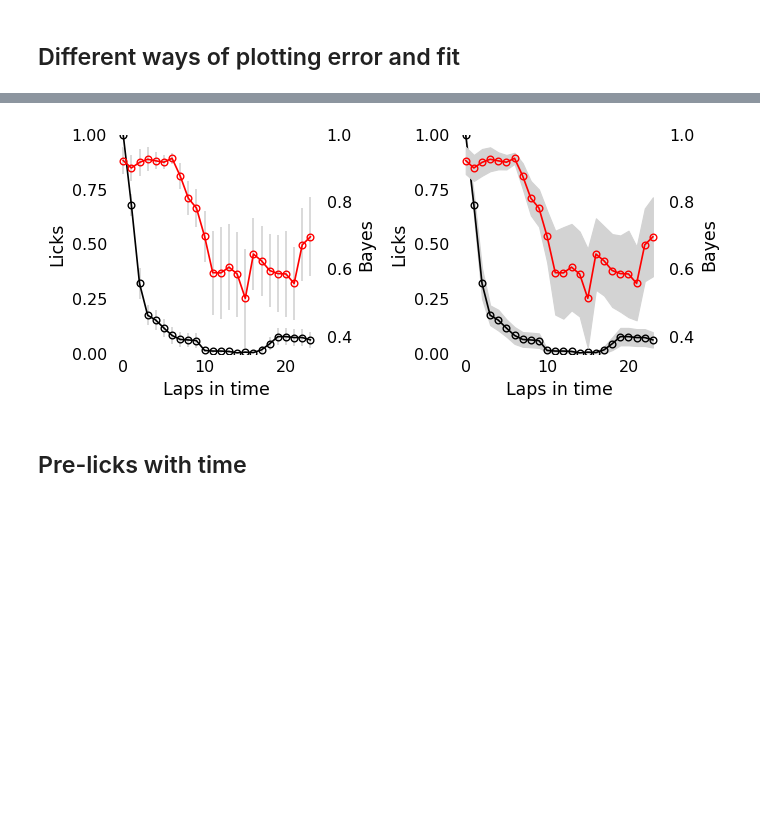
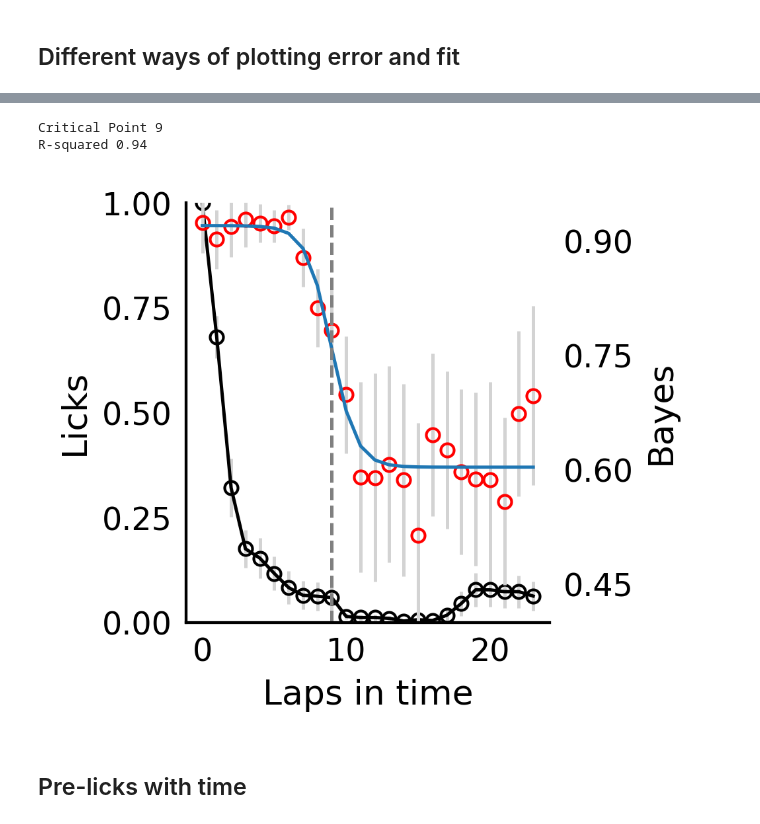
Before and after one commit to seethakris/HPCNoReward, a Jupyter notebook: Figure1/BayesAnalysis_Figure1.ipynb, the cells around one changed output, grey strips where cells are left out. Drawn from its saved outputs; the diff is of its cells as text; code cells hidden in the pictures; blank space fills up the shorter version.

```diff
--- a/Figure1/BayesAnalysis_Figure1.ipynb
+++ b/Figure1/BayesAnalysis_Figure1.ipynb
@@ -229,20 +229,20 @@ R-squared 0.94
 # %% [markdown]
 ## Different ways of plotting error and fit
 # %%
-fs, ax = plt.subplots(1, 2, dpi=100, sharex='all')
+fs, ax = plt.subplots(1, dpi=100, sharex='all')
 
 #With errobars
-PlotErrorData.plot_lick_withtime(ax[0],
+PlotErrorData.plot_lick_withtime(ax,
     e['Task2'],  axislim=(0.35, 1), axislabel='Bayes', color='r', errorbar=1, dashed=0)
-PlotErrorData.fit_error_with_sigmoid(ax[0], e['Task2'])
+PlotErrorData.fit_error_with_sigmoid(ax, e['Task2'])
 
 
-#without errorbars
-PlotErrorData.plot_lick_withtime(ax[1],
-    e['Task2'],  axislim=(0.35, 1), axislabel='Bayes', color='r', errorbar=0, dashed=0)
-PlotErrorData.fit_error_with_sigmoid(ax[1], e['Task2'])
+# #without errorbars
+# PlotErrorData.plot_lick_withtime(ax[1],
+#     e['Task2'],  axislim=(0.35, 1), axislabel='Bayes', color='r', errorbar=0, dashed=0)
+# PlotErrorData.fit_error_with_sigmoid(ax[1], e['Task2'])
 
-fs.set_size_inches((6, 3))
+fs.set_size_inches((3, 3))
 fs.tight_layout()
 fs.savefig(os.path.join(SaveFigureFolder, 'Bayes_with_boltzmannfit.pdf'),
            bbox_inches='tight', transparent=True)
@@ -255,20 +253,21 @@ R-squared 0.94
 # %%
-fs, ax = plt.subplots(1, 2, dpi=100, sharex='all')
-PlotErrorData.plot_lick_withtime(ax[0], l['Task2'], axislabel='Licks', errorbar=1)
-ax1 = ax[0].twinx()
+fs, ax = plt.subplots(1, dpi=300)
+ax1 = ax.twinx()
+PlotErrorData.plot_lick_withtime(ax, l['Task2'], axislabel='Licks', errorbar=1)
+#With errobar
 PlotErrorData.plot_lick_withtime(ax1,
-    e['Task2'],  axislim=(0.35, 1), axislabel='Bayes', color='r', errorbar=1, dashed=1)
-
-PlotErrorData.plot_lick_withtime(ax[1], l['Task2'], axislabel='Licks', errorbar=0)
-ax1 = ax[1].twinx()
-PlotErrorData.plot_lick_withtime(ax1,
-    e['Task2'],  axislim=(0.35, 1), axislabel='Bayes', color='r', errorbar=0, dashed=1)
-fs.set_size_inches((7, 3))
+    e['Task2'],  axislim=(0.4, 0.95), axislabel='Bayes', color='r', errorbar=1, dashed=0)
+PlotErrorData.fit_error_with_sigmoid(ax1, e['Task2'])
+ax1.axvline(9, linestyle='--', color='grey')
+# ax1.set_ylim((0.6, 0.95))
+fs.set_size_inches((3.5, 3))
 fs.tight_layout()
 fs.savefig(os.path.join(SaveFigureFolder, 'Bayes_with_licks_slidingwindow.pdf'),
            bbox_inches='tight', transparent=True)
 # %% [output]
+Critical Point 9
+R-squared 0.94
-[figure, old version]
+[figure, new version]
 # %% [markdown]
 ## Pre-licks with time
 # %%
```
Also changed, not shown: parts of 15 cells of this notebook, 28 other files.
